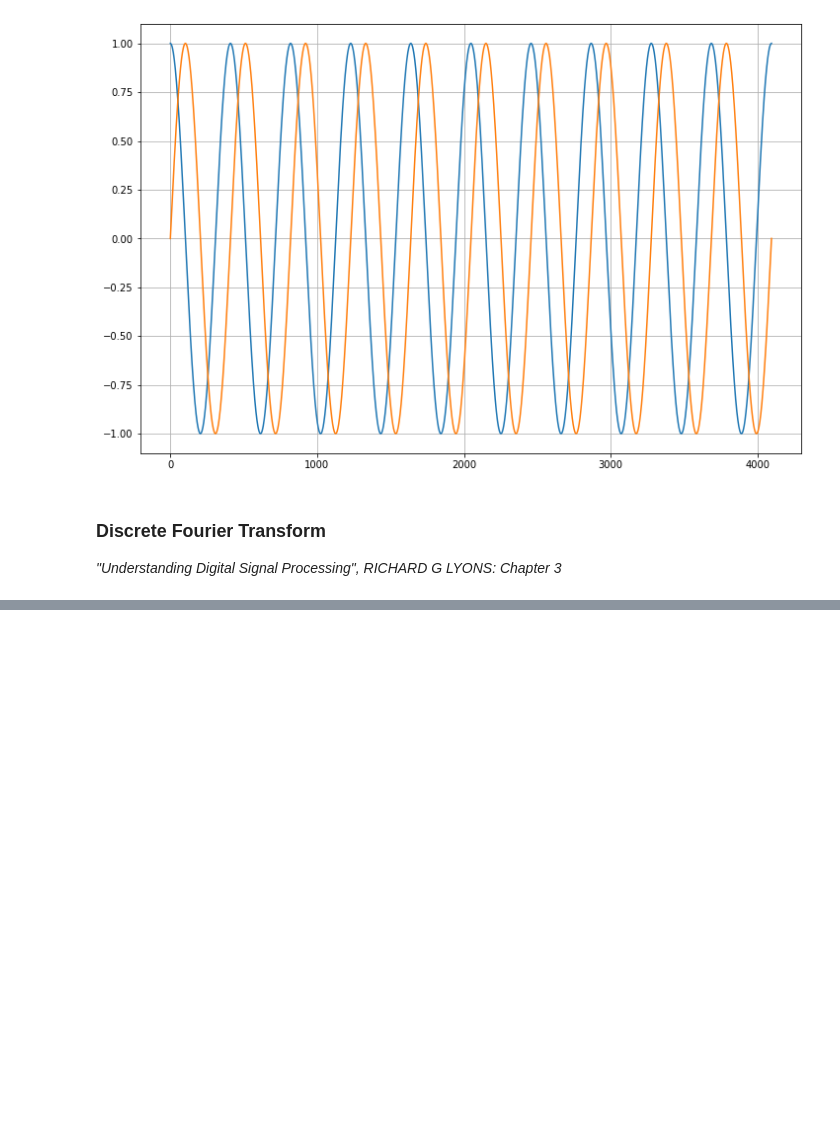
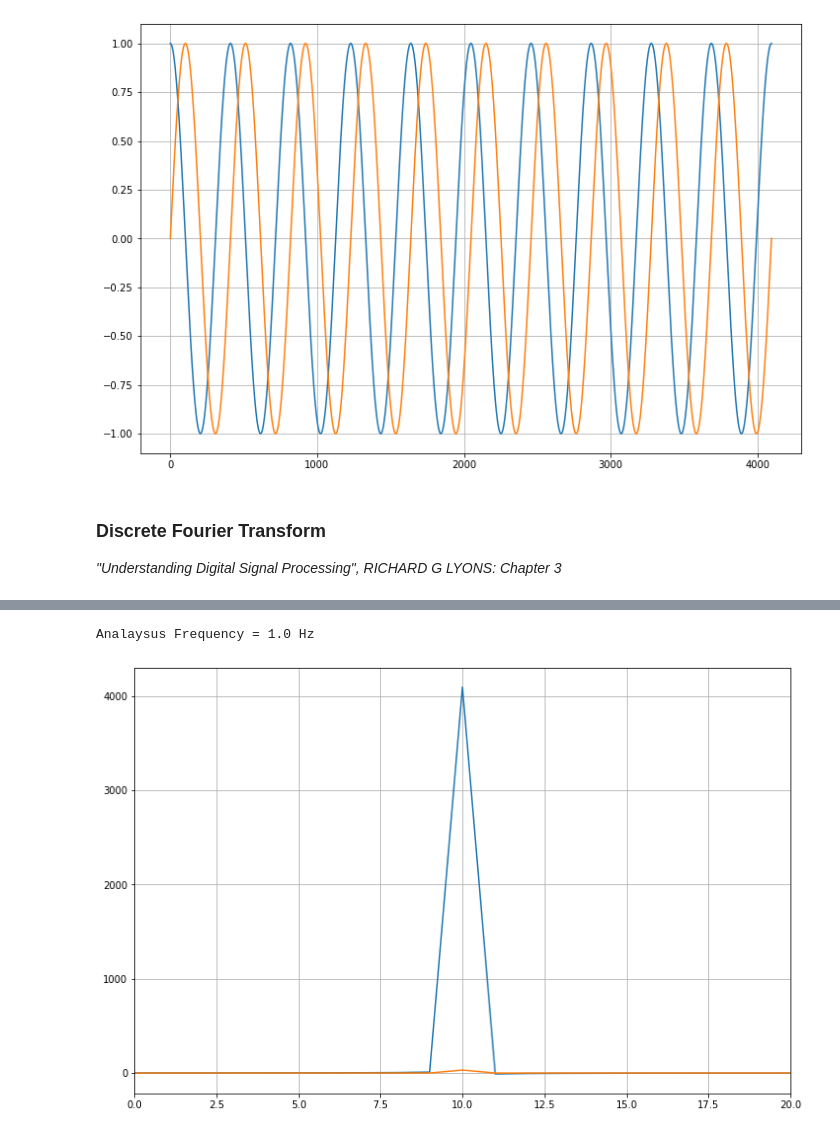
Before and after one commit to CodyRoberson/dsp, a Jupyter notebook: dsp.ipynb, the cells around one changed output, grey strips where cells are left out. Cells and saved outputs as stored; diff of their text form; code cells hidden in the pictures; blank space fills up the shorter version.

```diff
--- a/making_signals.ipynb
+++ b/dsp.ipynb
@@ -30,0 +55,23 @@ _"Understanding Digital Signal Processing", RICHARD G LYONS: Chapter 3_
+# %%
+def dft(ts, nPoints):
+    bigX = []
+    for m in range(nPoints):
+        x = 0
+        for n in range(nPoints):
+            x = x + (ts[n]*cos((2*pi*n*m)/nPoints)) - (1j*(ts[n]*sin((2*pi*n*m)/nPoints)))
+        bigX.append(x)
+    print("Analaysus Frequency = {} Hz".format(FS/nPoints))
+    return np.array(bigX)
+# %%
+result = dft(cW, FS)
+# %% [output]
+Analaysus Frequency = 1.0 Hz
+# %%
+plt.figure(figsize=(12,8))
+plt.plot(result.real)
+plt.plot(result.imag)
+plt.xlim(0, 20)
+plt.grid()
+plt.show()
+# %% [output]
+[figure, added]
```
Also changed, not shown: parts of 4 cells of this notebook.
